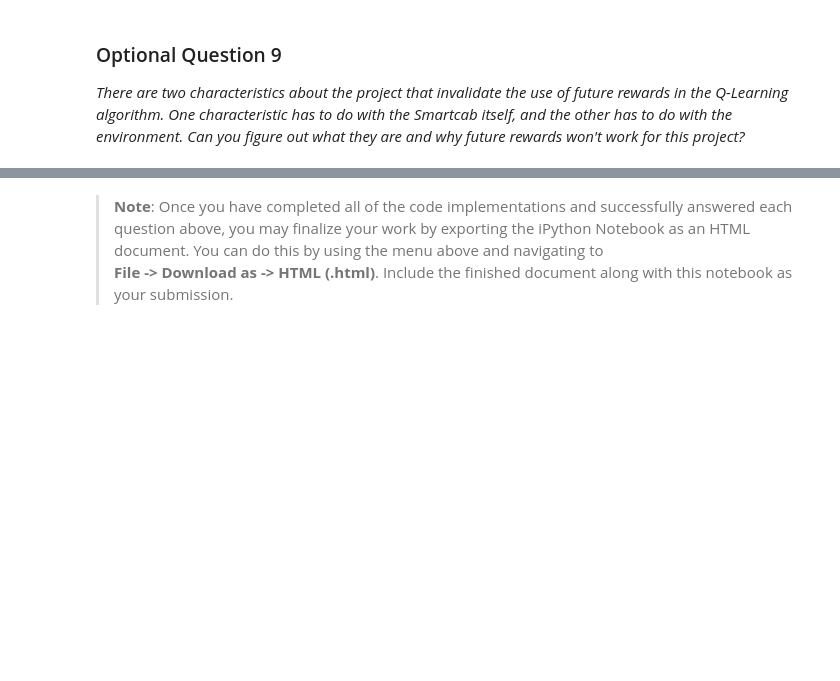
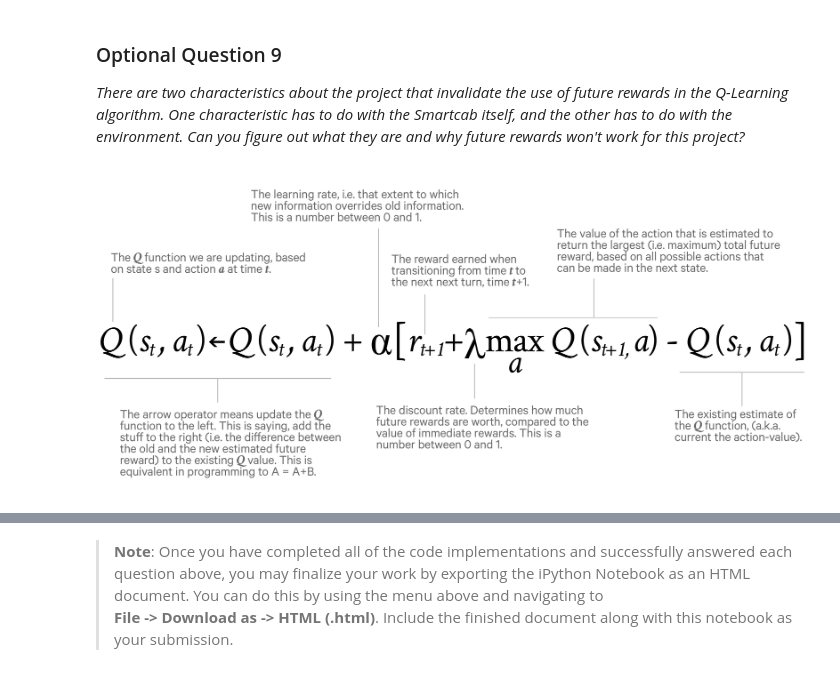
Before and after one commit to tingtingr/machine-learning, a Jupyter notebook: projects/smartcab/smartcab.ipynb, the cells around one changed output, grey strips where cells are left out. Drawn from its saved outputs; the diff is of its cells as text; code cells hidden in the pictures; blank space fills up the shorter version.

```diff
--- a/projects/smartcab/smartcab.ipynb
+++ b/projects/smartcab/smartcab.ipynb
@@ -436,6 +436,11 @@ Curiously, as part of the Q-Learning algorithm, you were asked to **not** use th
 # %% [markdown]
 ### Optional Question 9
 *There are two characteristics about the project that invalidate the use of future rewards in the Q-Learning algorithm. One characteristic has to do with the *Smartcab* itself, and the other has to do with the environment. Can you figure out what they are and why future rewards won't work for this project?*
+# %%
+from IPython.display import Image
+Image("images/Qlearn.png")
+# %% [output]
+[figure, added]
 # %% [markdown]
 **Answer:**
 
```
Also changed, not shown: parts of 5 cells of this notebook, 7 other files.
